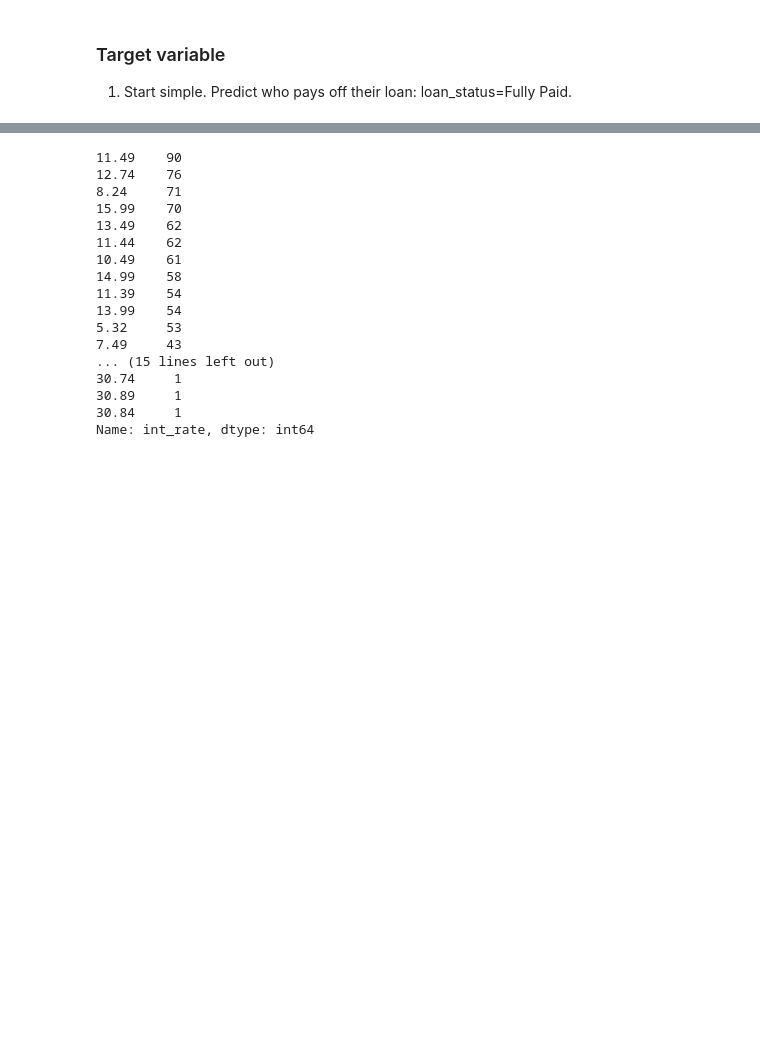
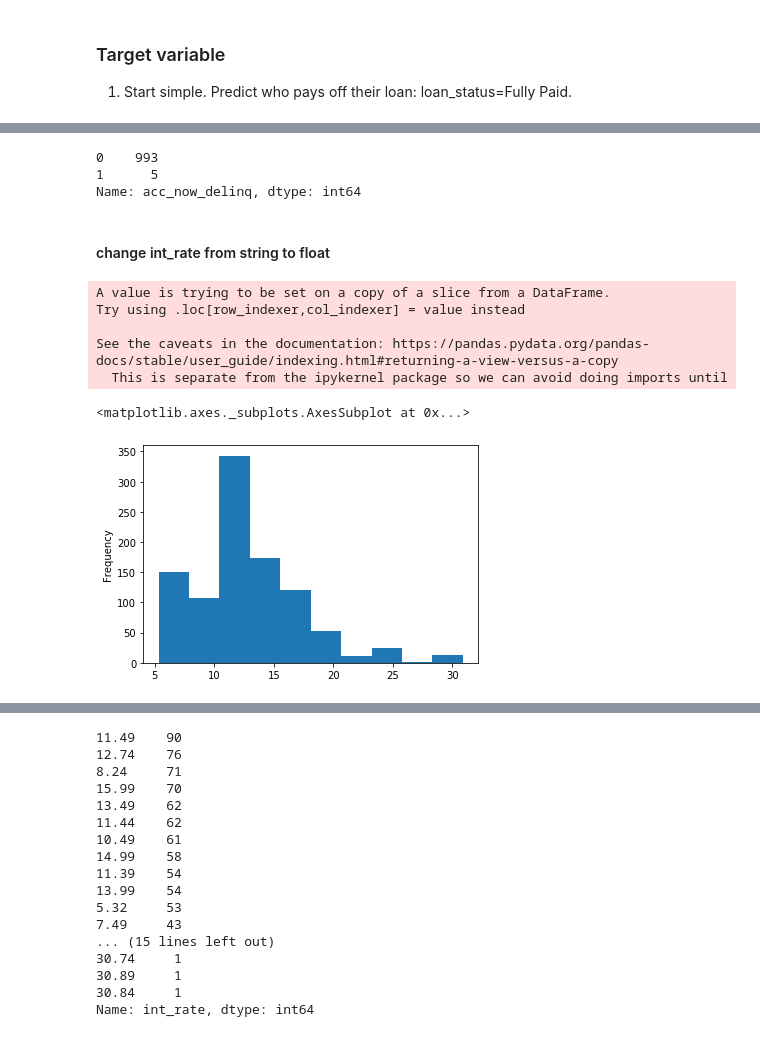
Before and after one commit to PipCourbois/LendingClubModels, a Jupyter notebook: LendingClub_EDA_and_Training.ipynb, the cells around one changed output, grey strips where cells are left out. Saved outputs shown, nothing was run; the diff lists cells and outputs as text; code cells hidden in the pictures; blank space fills up the shorter version.

```diff
--- a/LendingClub_EDA_and_Training.ipynb
+++ b/LendingClub_EDA_and_Training.ipynb
@@ -80,0 +190,28 @@ Name: fully_paid, dtype: int64
+# %%
+LC_train_numx = LC_raw[['int_rate',
+'annual_inc',
+'delinq_2yrs',
+'dti',
+'fico_range_high',
+'fico_range_low',
+'inq_last_6mths',
+'loan_amnt',
+'mths_since_last_delinq',
+'mths_since_last_record',
+'open_acc',
+'pub_rec',
+'total_acc',
+'total_bal_ex_mort',
+'acc_now_delinq',
+'installment',
+'collections_12_mths_ex_med',
+'inq_last_12m',
+'num_bc_tl',
+'num_op_rev_tl',
+'num_tl_op_past_12m',
+'percent_bc_gt_75',
+'revol_bal',
+'tax_liens',
+'tot_hi_cred_lim',
+'total_bc_limit',
+'pub_rec_bankruptcies']]
@@ -80,0 +220,6 @@ Name: fully_paid, dtype: int64
+# %%
+# these throw an warning but seem to work, there is probably a better way to do this
+LC_train_numx.loc[:,'acc_now_delinq'] = ((LC_raw['acc_now_delinq'] > 0).astype(int))
+LC_train_numx['collections_12_mths_ex_med'] = (LC_train_numx['collections_12_mths_ex_med']>0).astype(int)
+LC_train_numx.loc[:,'tax_liens'] = ((LC_train_numx['tax_liens'] > 0).astype(int))
+LC_train_numx.loc[:,'pub_rec_bankruptcies'] = ((LC_train_numx['pub_rec_bankruptcies'] > 0).astype(int))
@@ -80,0 +237,23 @@ Name: fully_paid, dtype: int64
+# %%
+LC_train_numx['acc_now_delinq'].value_counts()
+# %% [output]
+0    993
+1      5
+Name: acc_now_delinq, dtype: int64
+# %% [markdown]
+#### change int_rate from string to float
+# %%
+## Interest rate
+## this also throws a warning but seems to work
+LC_train_numx['int_rate'] = LC_train_numx['int_rate'].str.replace('%','',regex=False).astype(float)
+# %% [output]
+A value is trying to be set on a copy of a slice from a DataFrame.
+Try using .loc[row_indexer,col_indexer] = value instead
+
+See the caveats in the documentation: https://pandas.pydata.org/pandas-docs/stable/user_guide/indexing.html#returning-a-view-versus-a-copy
+  This is separate from the ipykernel package so we can avoid doing imports until
+# %%
+LC_train_numx['int_rate'].plot.hist()
+# %% [output]
+<matplotlib.axes._subplots.AxesSubplot at 0x...>
+[figure, added]
```
Also changed, not shown: parts of 50 cells of this notebook.
